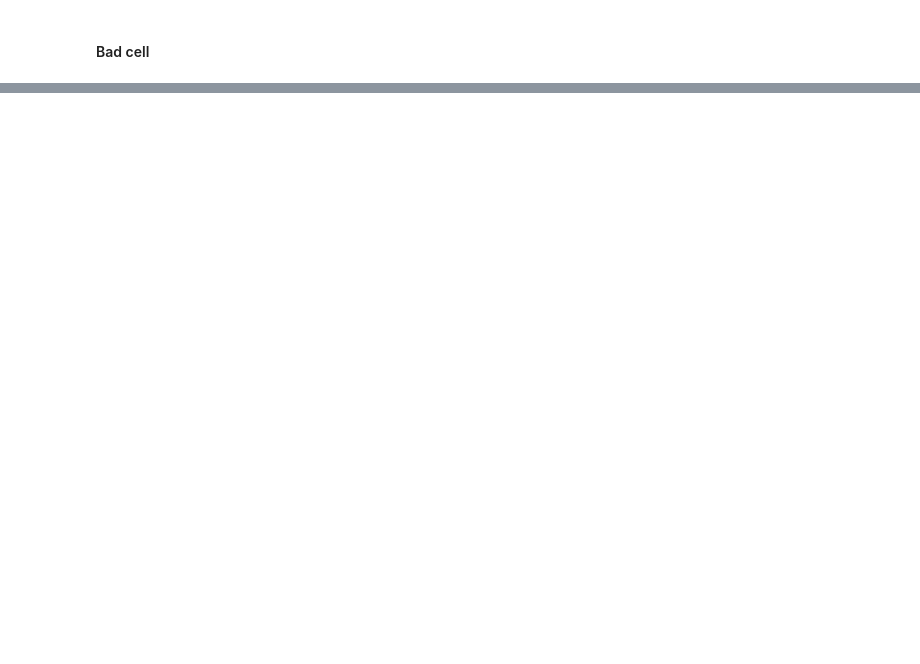
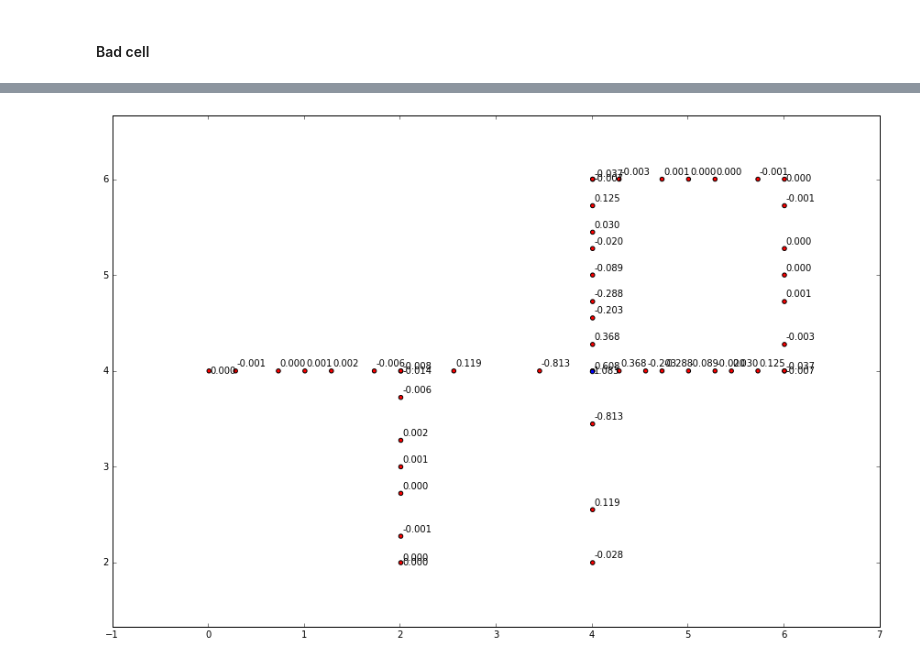
Before and after one commit to leonshting/another-fem-framework, a Jupyter notebook: workflow/testing_operator.ipynb, the cells around one changed output, grey strips where cells are left out. Cells and saved outputs as stored; diff of their text form; code cells hidden in the pictures; blank space fills up the shorter version.

```diff
--- a/workflow/testing_operator.ipynb
+++ b/workflow/testing_operator.ipynb
@@ -225,8 +179,10 @@ XY_derivative: -0.0014211568308462536
 # %%
-for num,i in enumerate([77]):
+for num,i in enumerate({169}):
     visual.deps_partial_diff(
         matrix=new,
         pointnum=i, num2point_index=grid_domain.normal_index,
         print_text=True,
         p2n_index = grid_domain.pointwise_index
     )
+# %% [output]
+[figure, added]
```
Also changed, not shown: parts of 31 cells of this notebook, 7 other files.
